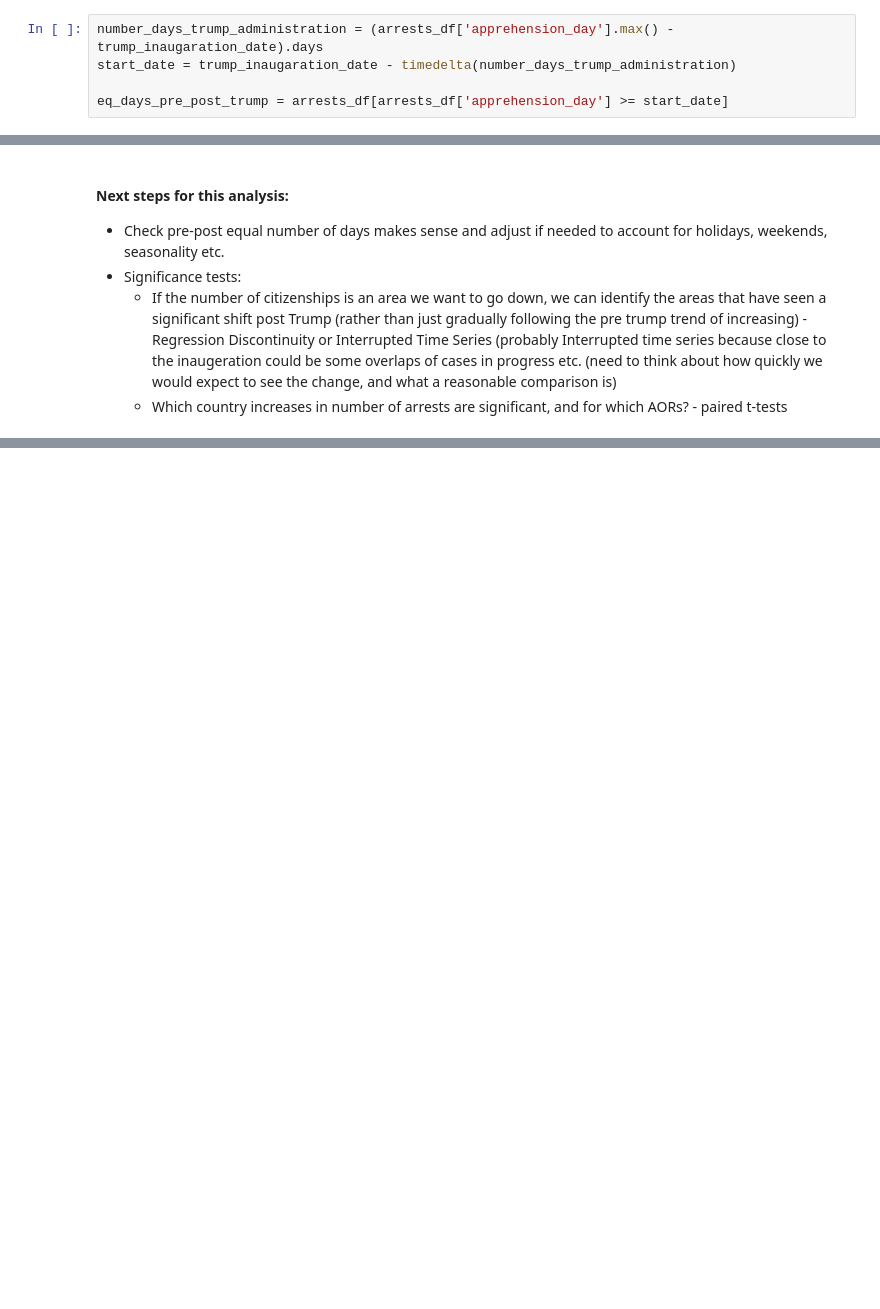
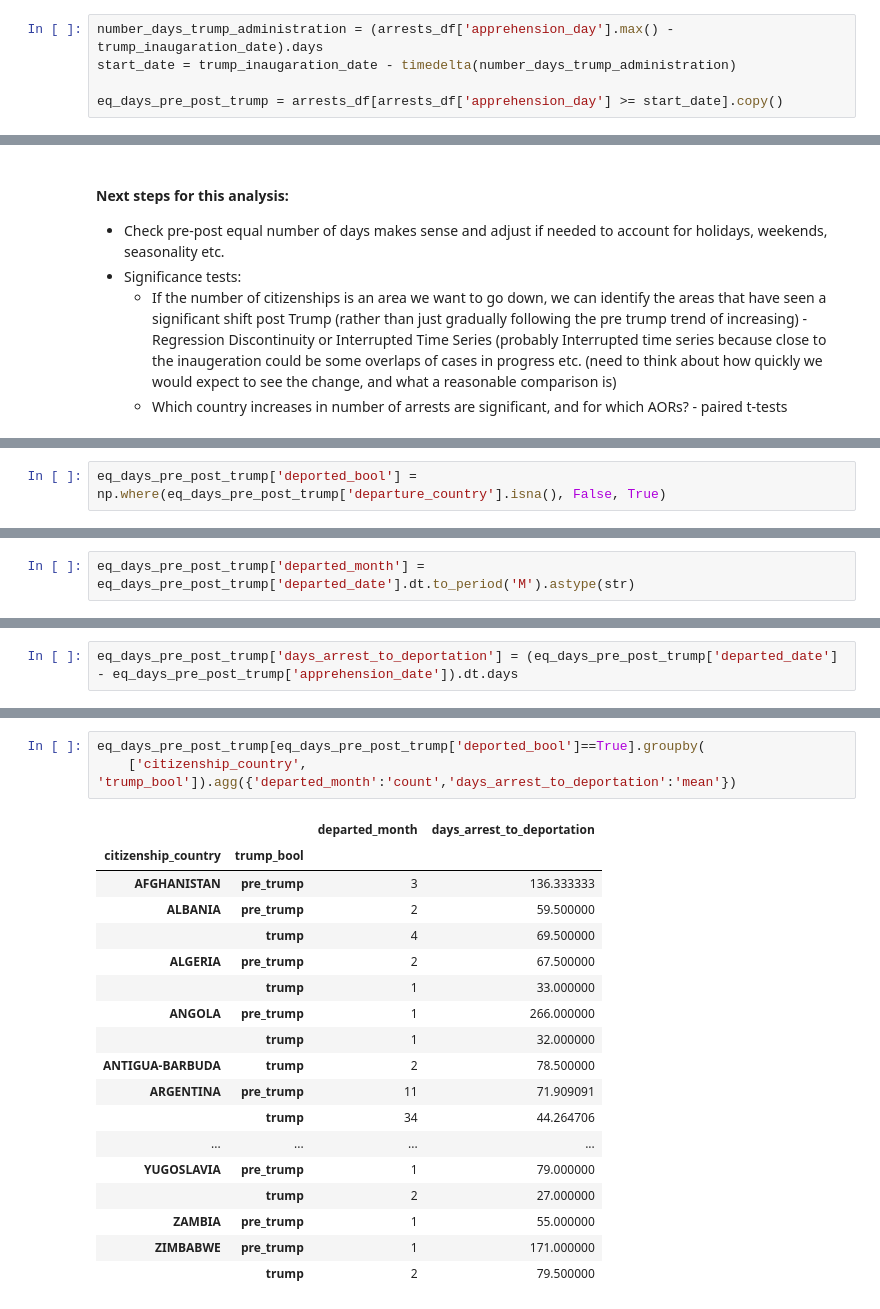
Before and after one commit to ceilingloft/lr_assingment_ice, a Jupyter notebook: task_notebooks/task-4_analysis.ipynb, the cells around one changed output, grey strips where cells are left out. Cells and saved outputs as stored; diff of their text form; blank space fills up the shorter version.

```diff
--- a/task_notebooks/task-4_analysis.ipynb
+++ b/task_notebooks/task-4_analysis.ipynb
@@ -157,7 +158,7 @@ arrests_df['apprehension_day'] = arrests_df['apprehension_date'].dt.date
 number_days_trump_administration = (arrests_df['apprehension_day'].max() - trump_inaugaration_date).days
 start_date = trump_inaugaration_date - timedelta(number_days_trump_administration)
 
-eq_days_pre_post_trump = arrests_df[arrests_df['apprehension_day'] >= start_date]
+eq_days_pre_post_trump = arrests_df[arrests_df['apprehension_day'] >= start_date].copy()
 # %%
 # check equal:
 
@@ -677,0 +547,2 @@ dtype: int64
+# %%
+eq_days_pre_post_trump['deported_bool'] = np.where(eq_days_pre_post_trump['departure_country'].isna(), False, True)
@@ -677,0 +556,2 @@ dtype: int64
+# %%
+eq_days_pre_post_trump['departed_month'] = eq_days_pre_post_trump['departed_date'].dt.to_period('M').astype(str)
@@ -677,0 +588,2 @@ dtype: int64
+# %%
+eq_days_pre_post_trump['days_arrest_to_deportation'] = (eq_days_pre_post_trump['departed_date'] - eq_days_pre_post_trump['apprehension_date']).dt.days
@@ -677,0 +662,22 @@ dtype: int64
+# %%
+eq_days_pre_post_trump[eq_days_pre_post_trump['deported_bool']==True].groupby(
+    ['citizenship_country', 'trump_bool']).agg({'departed_month':'count','days_arrest_to_deportation':'mean'})
+# %% [output]
+|  |  | departed_month | days_arrest_to_deportation |
+| citizenship_country | trump_bool |  |  |
+| AFGHANISTAN | pre_trump | 3 | 136.333333 |
+| ALBANIA | pre_trump | 2 | 59.500000 |
+|  | trump | 4 | 69.500000 |
+| ALGERIA | pre_trump | 2 | 67.500000 |
+|  | trump | 1 | 33.000000 |
+| ANGOLA | pre_trump | 1 | 266.000000 |
+|  | trump | 1 | 32.000000 |
+| ANTIGUA-BARBUDA | trump | 2 | 78.500000 |
+| ARGENTINA | pre_trump | 11 | 71.909091 |
+|  | trump | 34 | 44.264706 |
+| ... | ... | ... | ... |
+| YUGOSLAVIA | pre_trump | 1 | 79.000000 |
+|  | trump | 2 | 27.000000 |
+| ZAMBIA | pre_trump | 1 | 55.000000 |
+| ZIMBABWE | pre_trump | 1 | 171.000000 |
+|  | trump | 2 | 79.500000 |
```
Also changed, not shown: parts of 40 cells of this notebook.
